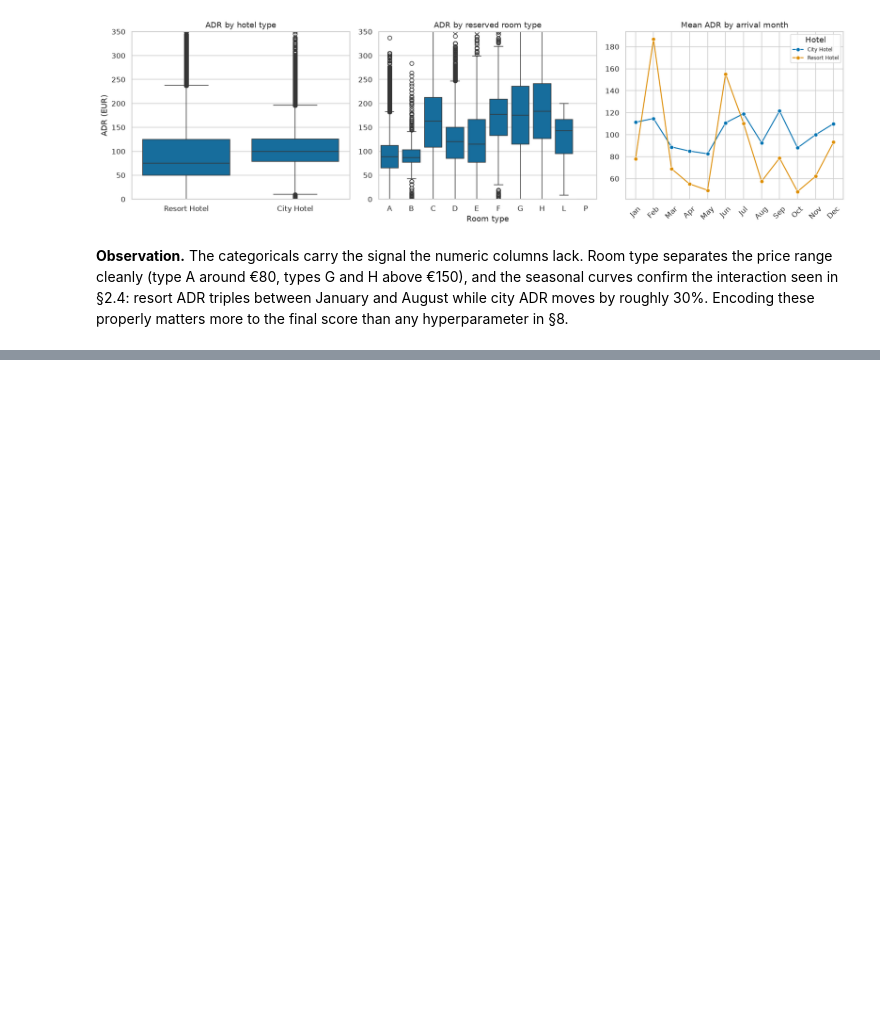
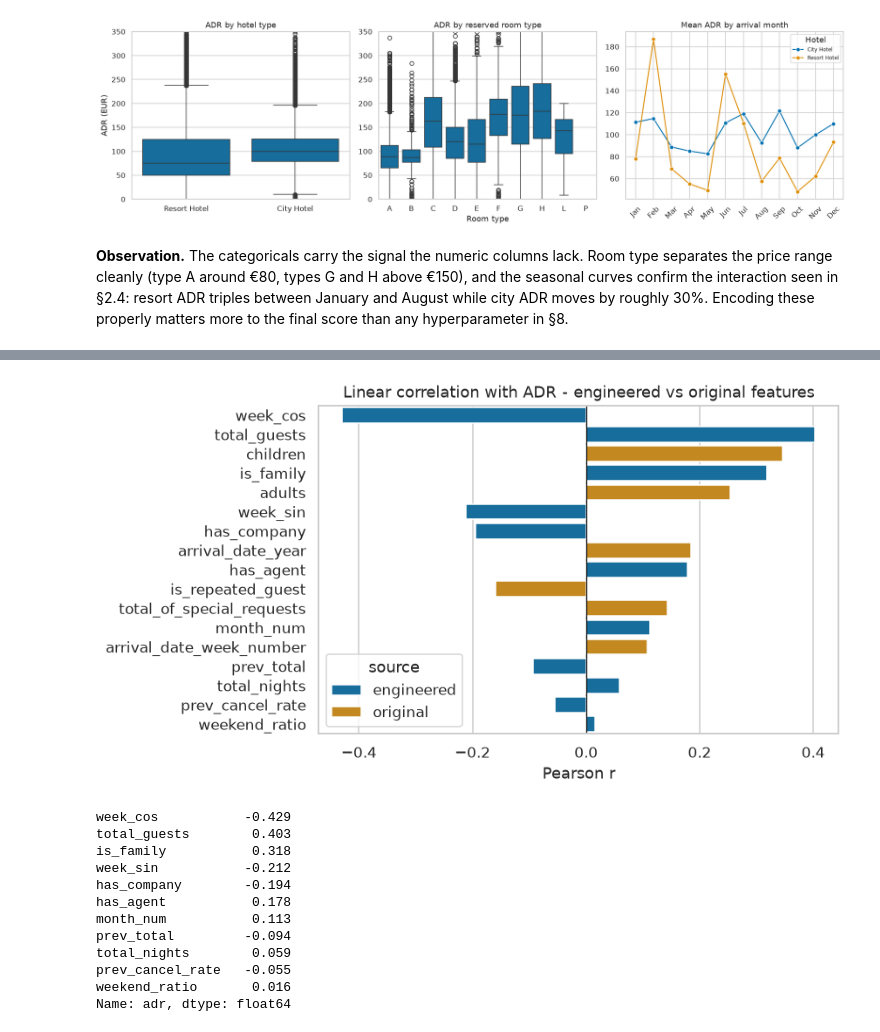
Before and after one commit to AnanyaBottu/ml-capstone, a Jupyter notebook: notebooks/regression.ipynb, the cells around one changed output, grey strips where cells are left out. Cells and saved outputs as stored; diff of their text form; code cells hidden in the pictures; blank space fills up the shorter version.

```diff
--- a/notebooks/regression.ipynb
+++ b/notebooks/regression.ipynb
@@ -292,0 +374,16 @@ hyperparameter in §8.
+# %%
+rows = [("raw", len(df))]
+
+df = df[df["adr"].between(0, 1000)]
+rows.append(("after ADR range filter", len(df)))
+
+df = df[(df["adults"] + df["children"] + df["babies"]) > 0]
+rows.append(("after zero-guest filter", len(df)))
+
+df = df.drop_duplicates().reset_index(drop=True)
+rows.append(("after de-duplication", len(df)))
+
+log = pd.DataFrame(rows, columns=["stage", "rows"])
+log["removed"] = -log["rows"].diff().fillna(0).astype(int)
+log["% of raw"] = (log["rows"] / rows[0][1] * 100).round(1)
+log
@@ -292,0 +485,33 @@ hyperparameter in §8.
+# %%
+engineered_corr = (df[NEW + ["adr"]].corr()["adr"]
+                   .drop("adr").sort_values(key=abs, ascending=False))
+best_raw = (df.select_dtypes("number").corr()["adr"]
+            .drop(NEW + ["adr"], errors="ignore").sort_values(key=abs, ascending=False))
+
+fig, ax = plt.subplots(figsize=(8, 4.5))
+comparison = pd.concat([
+    engineered_corr.rename("r").to_frame().assign(source="engineered"),
+    best_raw.head(6).rename("r").to_frame().assign(source="original"),
+]).sort_values("r", key=abs, ascending=False)
+sns.barplot(data=comparison.reset_index(), y="index", x="r", hue="source", ax=ax)
+ax.set(title="Linear correlation with ADR - engineered vs original features",
+       xlabel="Pearson r", ylabel="")
+ax.axvline(0, color="black", lw=.8)
+plt.tight_layout()
+plt.show()
+
+print(engineered_corr.round(3))
+# %% [output]
+[figure, added]
+week_cos           -0.429
+total_guests        0.403
+is_family           0.318
+week_sin           -0.212
+has_company        -0.194
+has_agent           0.178
+month_num           0.113
+prev_total         -0.094
+total_nights        0.059
+prev_cancel_rate   -0.055
+weekend_ratio       0.016
+Name: adr, dtype: float64
```
Also changed, not shown: parts of 20 cells of this notebook.
